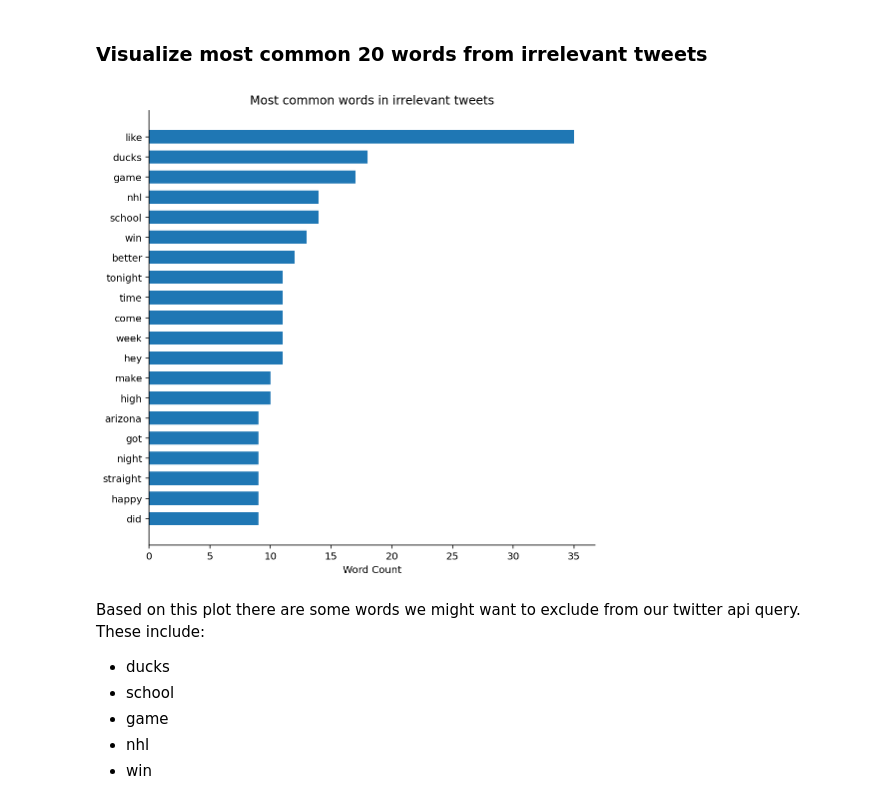
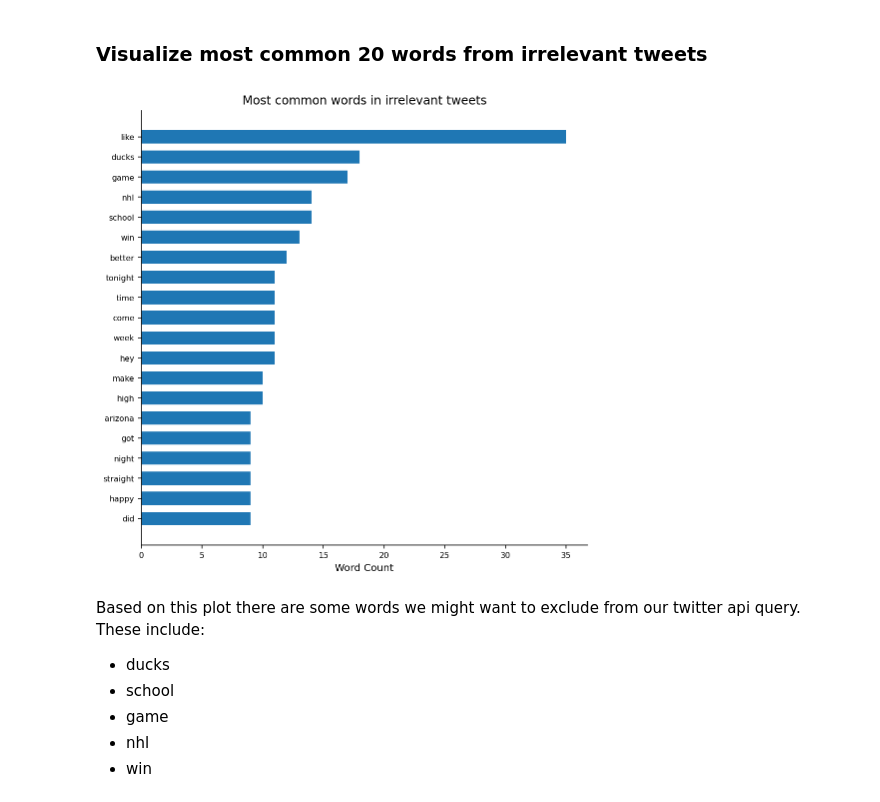
Before and after one commit to Isaac1o/CDFW, a Jupyter notebook: twitter/coyotes/notebooks/coyote_eda.ipynb, the cells around one changed output. Drawn from its saved outputs; the diff is of its cells as text; code cells hidden in the pictures.

```diff
--- a/twitter/coyotes/notebooks/coyote_eda.ipynb
+++ b/twitter/coyotes/notebooks/coyote_eda.ipynb
@@ -123,17 +123,17 @@ irrel_counts.reverse()
 # %%
 fig, ax = plt.subplots(figsize=(8, 8))
 
 ax.barh(irrel_words, irrel_counts, height=.66)
 ax.set_title('Most common words in irrelevant tweets')
 ax.set_xlabel('Word Count')
-ax.tick_params(axis='both', labelsize=10)
+ax.tick_params(axis='both', labelsize=8)
 
 ax.spines['right'].set_visible(False)
 ax.spines['top'].set_visible(False)
 
 plt.show()
 # %% [output]
-[figure, old version]
+[figure, new version]
 # %% [markdown]
 Based on this plot there are some words we might want to exclude from our twitter api query. These include:
 - ducks
```
Also changed, not shown: parts of 3 cells of this notebook.
